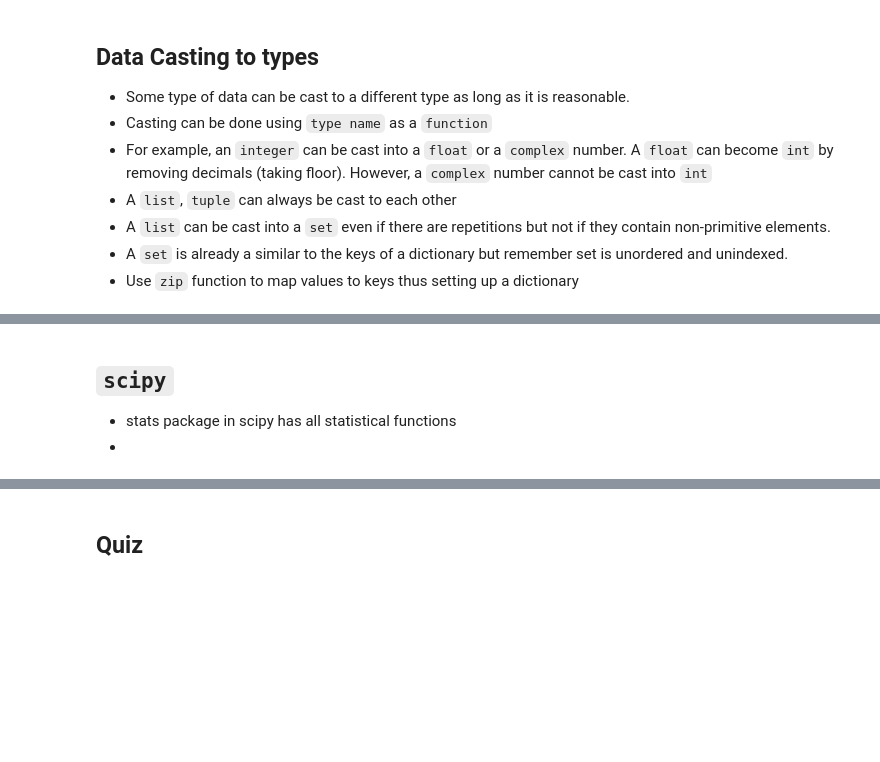
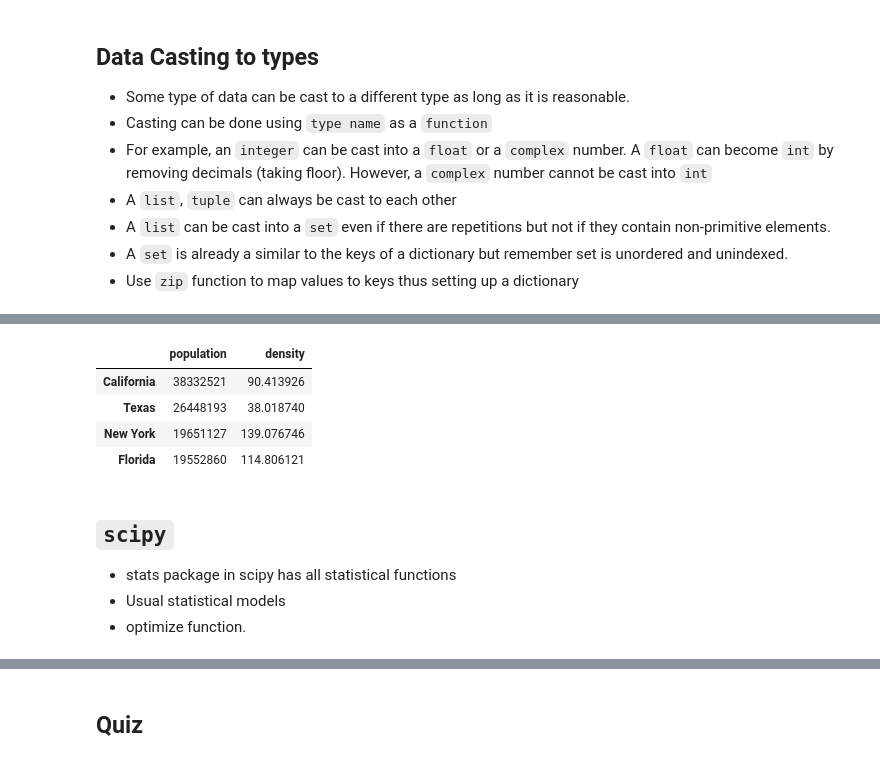
Before and after one commit to suryaeada9/ucsas_intro_python, a Jupyter notebook: UCSAS_Python.ipynb, the cells around one changed output, grey strips where cells are left out. Cells and saved outputs as stored; diff of their text form; code cells hidden in the pictures; blank space fills up the shorter version.

```diff
--- a/UCSAS_Python.ipynb
+++ b/UCSAS_Python.ipynb
@@ -720,0 +989,11 @@ dict(zip(y, x))
+# %%
+import pandas as pd
+data = pd.Series([0.25, 0.5, 0.75, 1.0])
+data.values
+data.index
+# %% [output]
+|  | population | density |
+| California | 38332521 | 90.413926 |
+| Texas | 26448193 | 38.018740 |
+| New York | 19651127 | 139.076746 |
+| Florida | 19552860 | 114.806121 |
@@ -722,4 +1040,5 @@ dict(zip(y, x))
 ## `scipy`
 
 - stats package in scipy has all statistical functions
--
+- Usual statistical models
+- optimize function.
```
Also changed, not shown: parts of 51 cells of this notebook.
